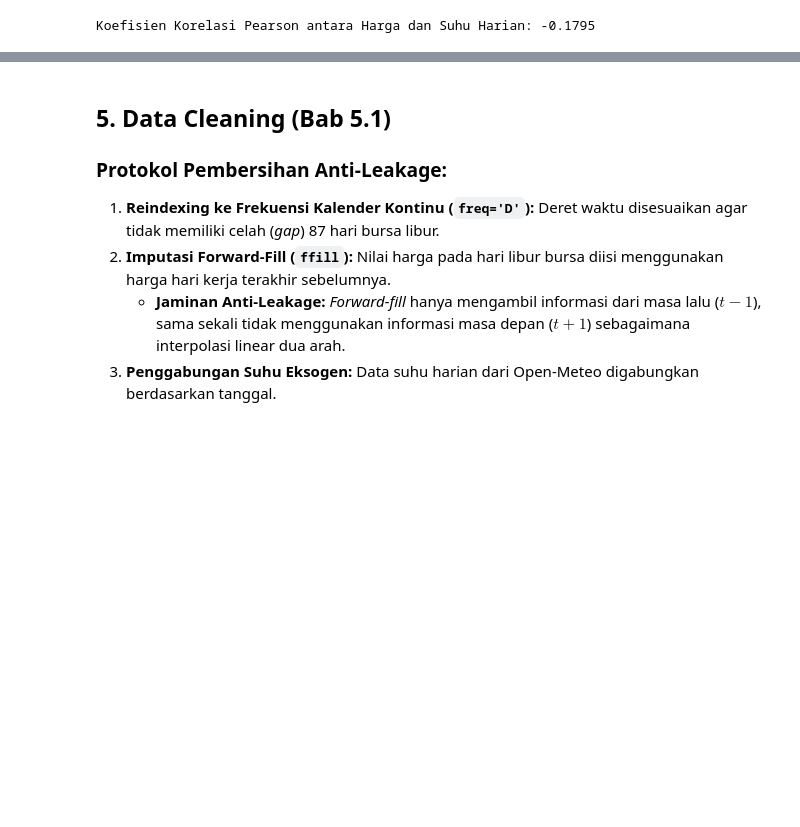
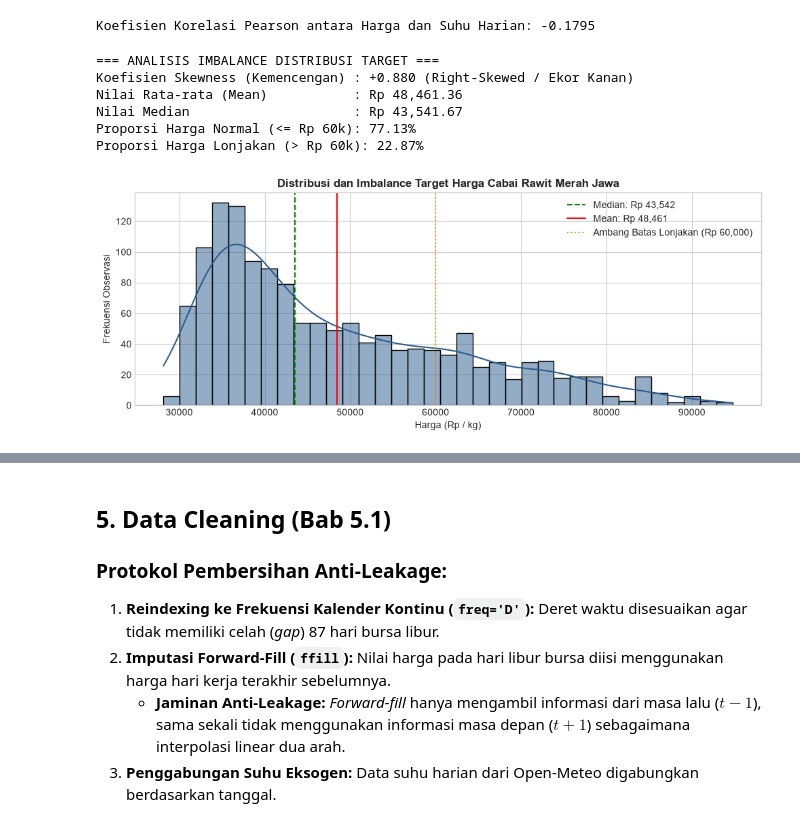
Before and after one commit to hannnzu/sdg2-food-commodity-prediction, a Jupyter notebook: notebooks/01_learning_problem_eda.ipynb, the cells around one changed output, grey strips where cells are left out. Cells and saved outputs as stored; diff of their text form; code cells hidden in the pictures; blank space fills up the shorter version.

```diff
--- a/notebooks/01_learning_problem_eda.ipynb
+++ b/notebooks/01_learning_problem_eda.ipynb
@@ -338,3 +339,41 @@ print(f"Koefisien Korelasi Pearson antara Harga dan Suhu Harian: {corr:.4f}")
 # %% [output]
 [figure]
 Koefisien Korelasi Pearson antara Harga dan Suhu Harian: -0.1795
+# %%
+# 4.3.5 Analisis Imbalance & Skewness Distribusi Target (Harga Kontinu)
+harga_series = df_price_raw["harga_jawa"]
+skewness = harga_series.skew()
+mean_val = harga_series.mean()
+median_val = harga_series.median()
+
+normal_thresh = 60000
+pct_normal = (harga_series <= normal_thresh).mean() * 100
+pct_surge = (harga_series > normal_thresh).mean() * 100
+
+print("=== ANALISIS IMBALANCE DISTRIBUSI TARGET ===")
+print(f"Koefisien Skewness (Kemencengan) : +{skewness:.3f} (Right-Skewed / Ekor Kanan)")
+print(f"Nilai Rata-rata (Mean)           : Rp {mean_val:,.2f}")
+print(f"Nilai Median                     : Rp {median_val:,.2f}")
+print(f"Proporsi Harga Normal (<= Rp 60k): {pct_normal:.2f}%")
+print(f"Proporsi Harga Lonjakan (> Rp 60k): {pct_surge:.2f}%")
+
+fig, ax = plt.subplots(figsize=(10, 4))
+sns.histplot(harga_series, kde=True, color="#2b5c8f", bins=35, ax=ax)
+ax.axvline(median_val, color="green", linestyle="--", label=f"Median: Rp {median_val:,.0f}")
+ax.axvline(mean_val, color="red", linestyle="-", label=f"Mean: Rp {mean_val:,.0f}")
+ax.axvline(normal_thresh, color="darkorange", linestyle=":", label=f"Ambang Batas Lonjakan (Rp {normal_thresh:,.0f})")
+ax.set_title("Distribusi dan Imbalance Target Harga Cabai Rawit Merah Jawa", fontweight="bold")
+ax.set_xlabel("Harga (Rp / kg)")
+ax.set_ylabel("Frekuensi Observasi")
+ax.legend()
+plt.tight_layout()
+fig.savefig(FIG_DIR / "01_target_imbalance_distribution.png", dpi=300)
+plt.show()
+# %% [output]
+=== ANALISIS IMBALANCE DISTRIBUSI TARGET ===
+Koefisien Skewness (Kemencengan) : +0.880 (Right-Skewed / Ekor Kanan)
+Nilai Rata-rata (Mean)           : Rp 48,461.36
+Nilai Median                     : Rp 43,541.67
+Proporsi Harga Normal (<= Rp 60k): 77.13%
+Proporsi Harga Lonjakan (> Rp 60k): 22.87%
+[figure, added]
```
Also changed, not shown: parts of 3 cells of this notebook, 2 other files.
